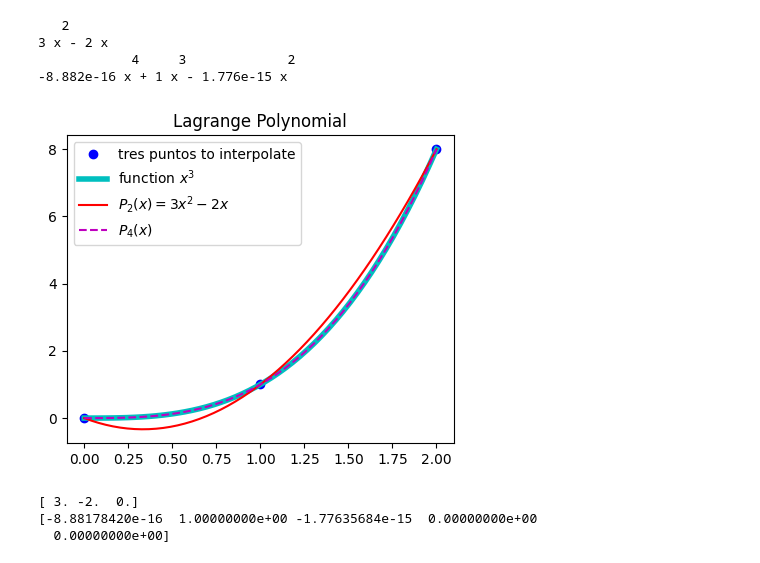
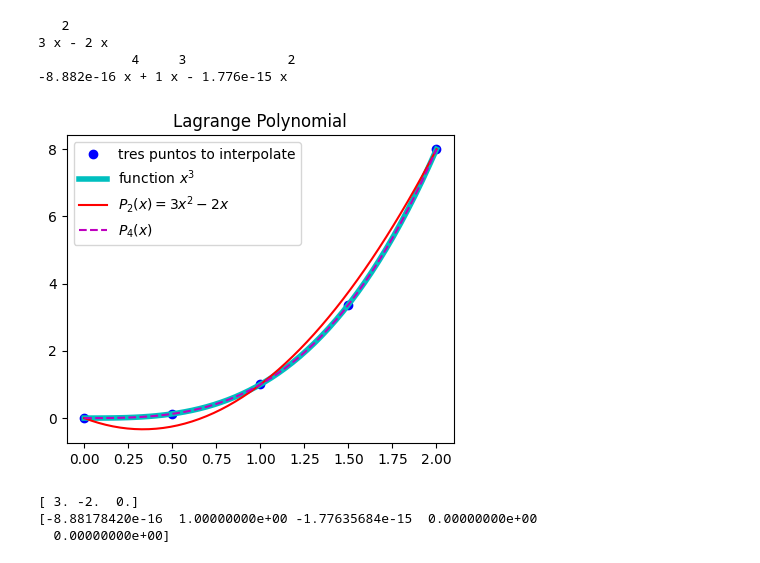
Before and after one commit to anferivera/Programming, a Jupyter notebook: 4_interpolation.ipynb, the cells around one changed output. Drawn from its saved outputs; the diff is of its cells as text; code cells hidden in the pictures.

```diff
--- a/4_interpolation.ipynb
+++ b/4_interpolation.ipynb
@@ -230,20 +230,20 @@ y = x**3
 -8.882e-16 x + 1 x - 1.776e-15 x
 # %%
 plt.figure( figsize=(5,4) )
-plt.plot(Xn,Yn,'bo',label='tres puntos to interpolate')
+plt.plot(xx,yy,'bo',label='tres puntos to interpolate')
 plt.plot(x,y,'c-',lw=4,label='function $x^3$')
 
 plt.plot(x, Polynomial(poly.coef[::-1])(x), 'r-', label=r'$P_2(x)=3x^{2}-2x$')
 plt.plot(x, Polynomial(poly2.coef[::-1])(x), 'm--',label=r'$P_4(x)$')
 
 #plt.plot(x,x*(-2+3*x),'r.', label='polynomio x(-2+3x)')
 
 plt.legend()
 plt.legend()
 plt.title('Lagrange Polynomial')
 plt.show()
 # %% [output]
-[figure, old version]
+[figure, new version]
 # %%
 print(Polynomial(poly).coef)
 print(Polynomial(poly2).coef)
```
Also changed, not shown: parts of 10 cells of this notebook.
